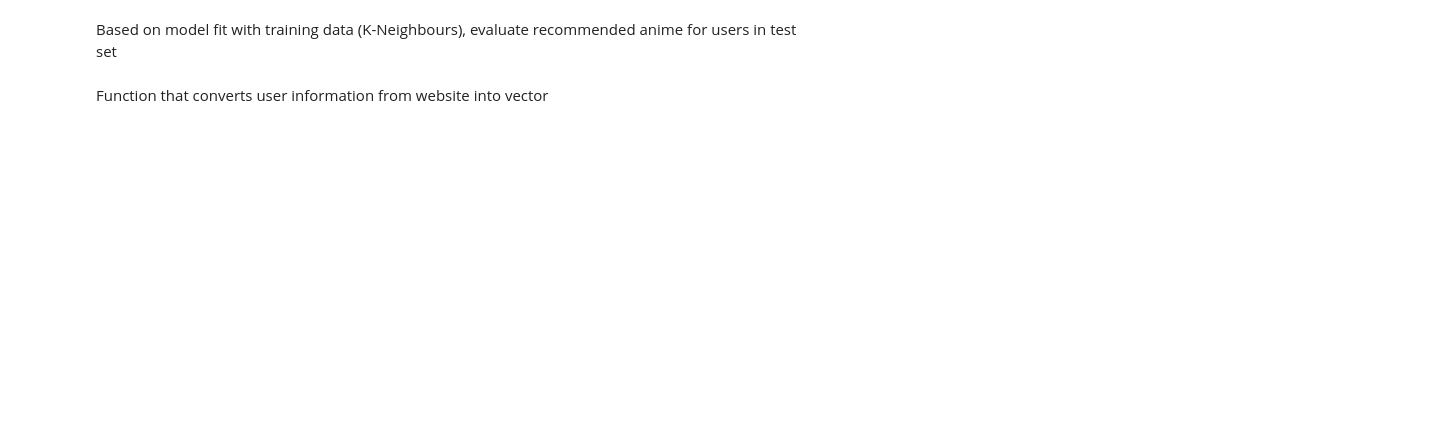
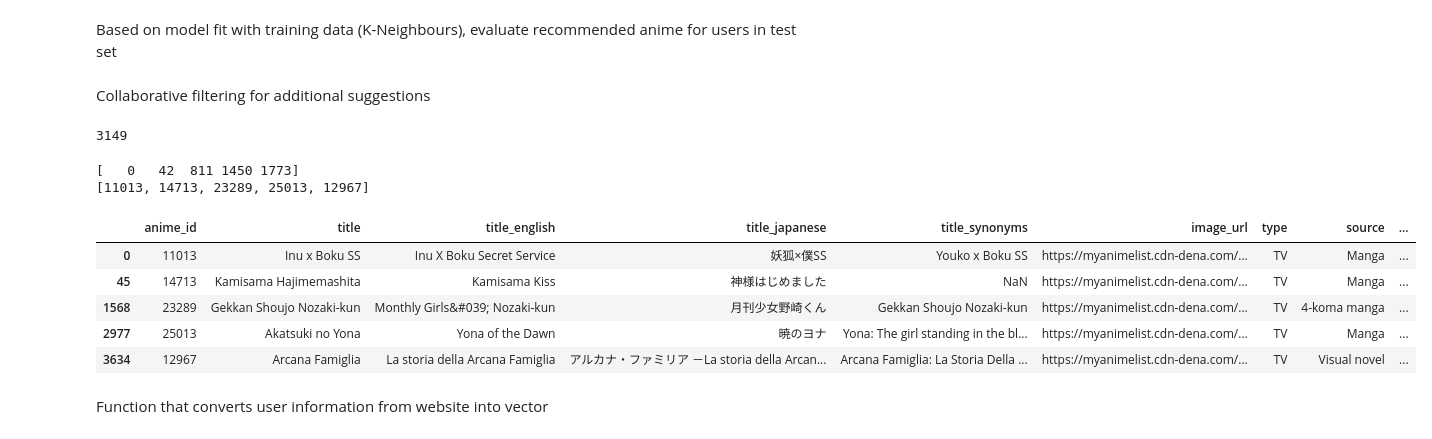
Before and after one commit to tito-thomas/anime-app, a Jupyter notebook: neighbours.ipynb, the cells around one changed output. Cells and saved outputs as stored; diff of their text form; code cells hidden in the pictures; blank space fills up the shorter version.

```diff
--- a/neighbours.ipynb
+++ b/neighbours.ipynb
@@ -175 +202,46 @@ evaluation()
 #include analysis of distance metric between neighbours e.g. cosine, euclidean
+# %% [markdown]
+Collaborative filtering for additional suggestions
+# %%
+rating_vectors = pd.read_csv(r"D:\dataset\encoding\collab_scores.csv")
+# %%
+def r_neighbours(anime):
+    nc = NearestNeighbors(n_neighbors = 5, metric="cosine") #euclidean
+    train = nc.fit(rating_vectors.values) #fit the model with the ratings data
+    n = train.kneighbors([anime], return_distance = False)
+    return n
+print(len(rating_vectors))
+# %% [output]
+3149
+# %%
+
+def r_neighbour_ids():
+    sample_anime = list(rating_vectors.loc[rating_vectors["anime_id"]==11013].values)
+    n_indexes = r_neighbours(sample_anime[0])[0]
+    print(n_indexes)
+    n_ids = []
+    for i in n_indexes:
+        anime_id = rating_vectors.iloc[i]["anime_id"]
+        n_ids.append(anime_id)
+    print(n_ids)
+    return n_ids
+#r_neighbour_ids()
+
+def get_additional_anime():
+    more_recs = pd.DataFrame()
+    for i in r_neighbour_ids():
+        anime_row = anime.loc[anime["anime_id"]==i]
+        #print(anime_row)
+        more_recs = pd.concat([more_recs, anime_row])
+        #more_recs = more_recs.loc[:,["anime_id","title","studio", "genre","time_period", "fame"]]
+    return more_recs
+get_additional_anime()
+# %% [output]
+[   0   42  811 1450 1773]
+[11013, 14713, 23289, 25013, 12967]
+|  | anime_id | title | title_english | title_japanese | title_synonyms | image_url | type | source | ... |
+| 0 | 11013 | Inu x Boku SS | Inu X Boku Secret Service | 妖狐×僕SS | Youko x Boku SS | https://myanimelist.cdn-dena.com/... | TV | Manga | ... |
+| 45 | 14713 | Kamisama Hajimemashita | Kamisama Kiss | 神様はじめました | NaN | https://myanimelist.cdn-dena.com/... | TV | Manga | ... |
+| 1568 | 23289 | Gekkan Shoujo Nozaki-kun | Monthly Girls&#039; Nozaki-kun | 月刊少女野崎くん | Gekkan Shoujo Nozaki-kun | https://myanimelist.cdn-dena.com/... | TV | 4-koma manga | ... |
+| 2977 | 25013 | Akatsuki no Yona | Yona of the Dawn | 暁のヨナ | Yona: The girl standing in the bl... | https://myanimelist.cdn-dena.com/... | TV | Manga | ... |
+| 3634 | 12967 | Arcana Famiglia | La storia della Arcana Famiglia | アルカナ・ファミリア －La storia della Arcan... | Arcana Famiglia: La Storia Della ... | https://myanimelist.cdn-dena.com/... | TV | Visual novel | ... |
```
Also changed, not shown: parts of 5 cells of this notebook, 2 other files.
